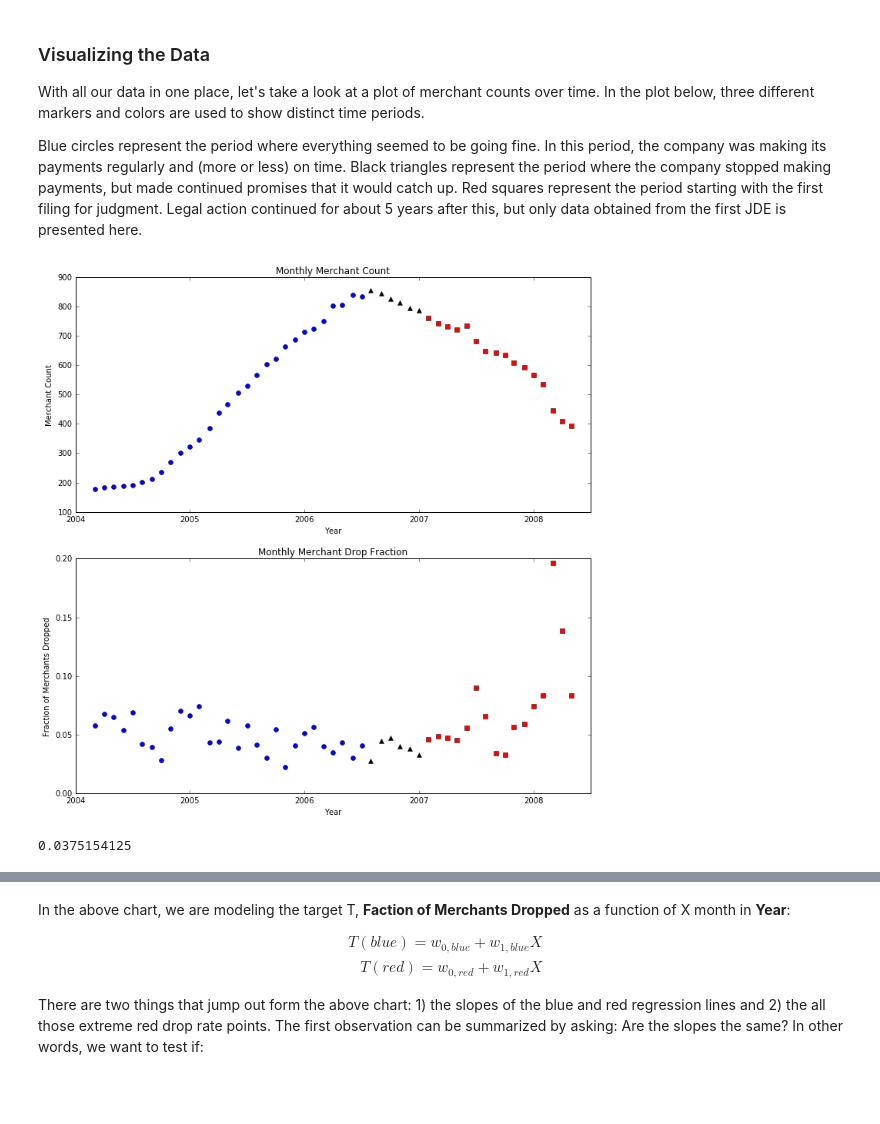
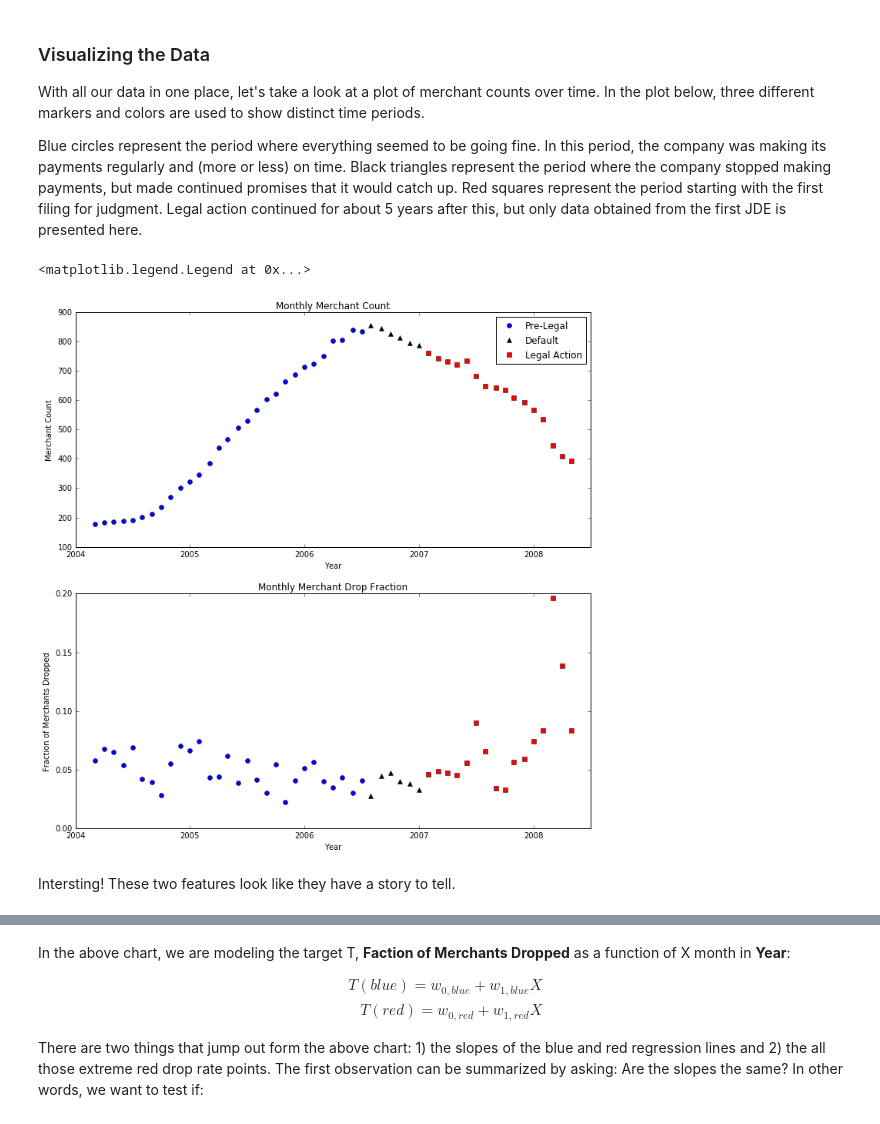
Before and after one commit to MichaelSzczepaniak/FraudulentConveyance, a Jupyter notebook: code/POS Merchants and Terminals Analysis.ipynb, the cells around one changed output, grey strips where cells are left out. Saved outputs shown, nothing was run; the diff lists cells and outputs as text; code cells hidden in the pictures; blank space fills up the shorter version.

```diff
--- a/code/POS Merchants and Terminals Analysis.ipynb
+++ b/code/POS Merchants and Terminals Analysis.ipynb
@@ -723,7 +723,10 @@ from matplotlib.ticker import ScalarFormatter
 %matplotlib inline
 data = pd.read_csv("../data/OsMerchantTerminalDropsAdds.csv")
 
-def makeStackedMerchantPlots(d=data, width=12, height=12, plots='both') :
+def makeStackedMerchantPlots(d=data, width=12, height=12, plots='both',
+                             labs=('Pre-Legal', 'Default', 'Legal Action')) :
+    """ TODO!
+    """
     fig = plt.figure(figsize=(width, height))
     ax1 = None; ax2 = None
     d1 = d.loc[1:29, ('yearFrac', 'merchantCount', 'merchant_drop_rate')]
@@ -737,9 +740,9 @@ def makeStackedMerchantPlots(d=data, width=12, height=12, plots='both') :
         ax1.xaxis.set_major_formatter(x_formatter)
         ax1.xaxis.set_major_locator(majorLocator)
 
-        ax1.plot(d1['yearFrac'], d1['merchantCount'], 'bo')
-        ax1.plot(d2['yearFrac'], d2['merchantCount'], 'k^')
-        ax1.plot(d3['yearFrac'], d3['merchantCount'], 'rs')
+        ax1.plot(d1['yearFrac'], d1['merchantCount'], 'bo', label=labs[0])
+        ax1.plot(d2['yearFrac'], d2['merchantCount'], 'k^', label=labs[1])
+        ax1.plot(d3['yearFrac'], d3['merchantCount'], 'rs', label=labs[2])
         ax1.set_xlim([2004,2008.5])
         ax1.set_ylim([100, 900])
         ax1.set_xlabel("Year")
@@ -754,9 +757,9 @@ def makeStackedMerchantPlots(d=data, width=12, height=12, plots='both') :
         ax2.xaxis.set_major_formatter(x_formatter)
         ax2.xaxis.set_major_locator(majorLocator)
 
-        ax2.plot(d1['yearFrac'], d1['merchant_drop_rate'], 'bo')
-        ax2.plot(d2['yearFrac'], d2['merchant_drop_rate'], 'k^')
-        ax2.plot(d3['yearFrac'], d3['merchant_drop_rate'], 'rs')
+        ax2.plot(d1['yearFrac'], d1['merchant_drop_rate'], 'bo', label=labs[0])
+        ax2.plot(d2['yearFrac'], d2['merchant_drop_rate'], 'k^', label=labs[1])
+        ax2.plot(d3['yearFrac'], d3['merchant_drop_rate'], 'rs', label=labs[2])
         ax2.set_xlim([2004,2008.5])
         ax2.set_ylim([0, 0.2])
         ax2.set_xlabel("Year")
@@ -766,13 +769,12 @@ def makeStackedMerchantPlots(d=data, width=12, height=12, plots='both') :
     return fig, ax1, ax2, (d1, d2, d3)
 # %%
 f, a1, a2, dat = makeStackedMerchantPlots(plots='both')
+a1.legend(numpoints=1)
 # %% [output]
+<matplotlib.legend.Legend at 0x...>
-[figure, old version]
+[figure, new version]
-# %%
-stable_drop_rate = dat[0]['merchant_drop_rate'][-2:].append(dat[1]['merchant_drop_rate'][:]).mean()
-stable_drop_rate
-# %% [output]
-0.0375154125
+# %% [markdown]
+Intersting!  These two features look like they have a story to tell.
 # %% [markdown]
 ### Finally, Some Analysis!
 The two simple plots above revealed an additional narrative to the story the company president was telling during his examination.
```
Also changed, not shown: parts of 12 cells of this notebook, 1 other file.
